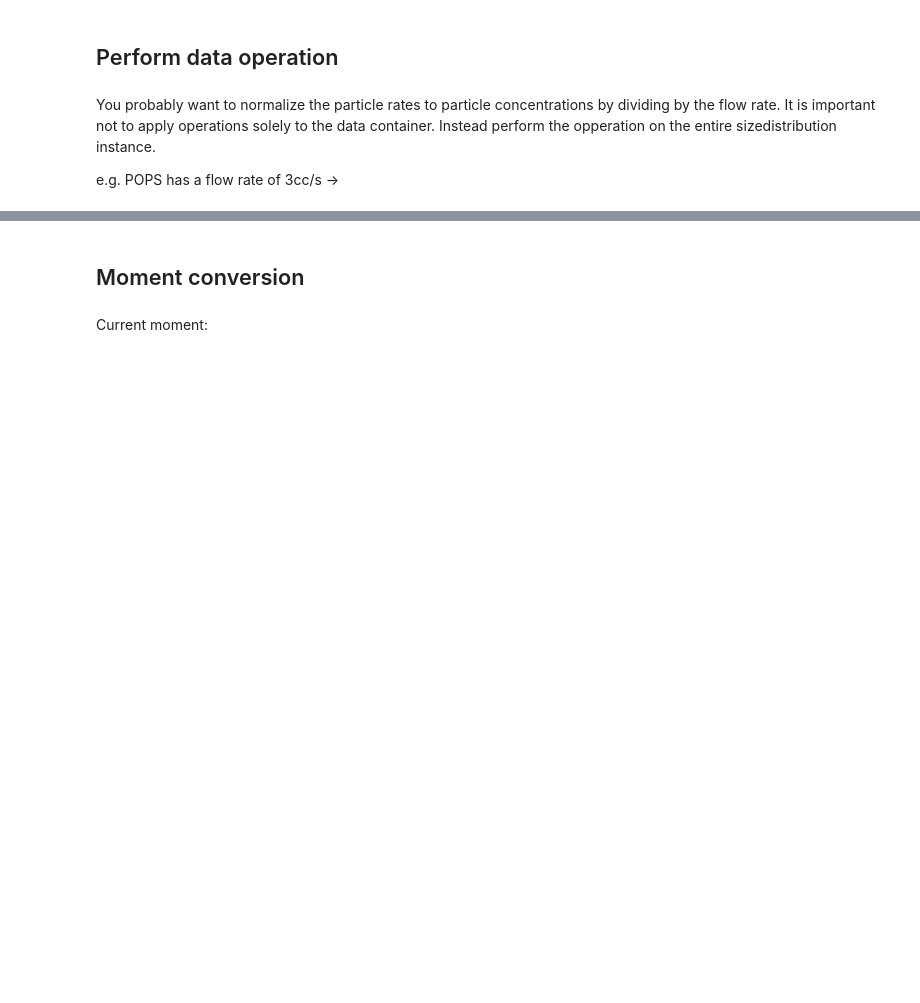
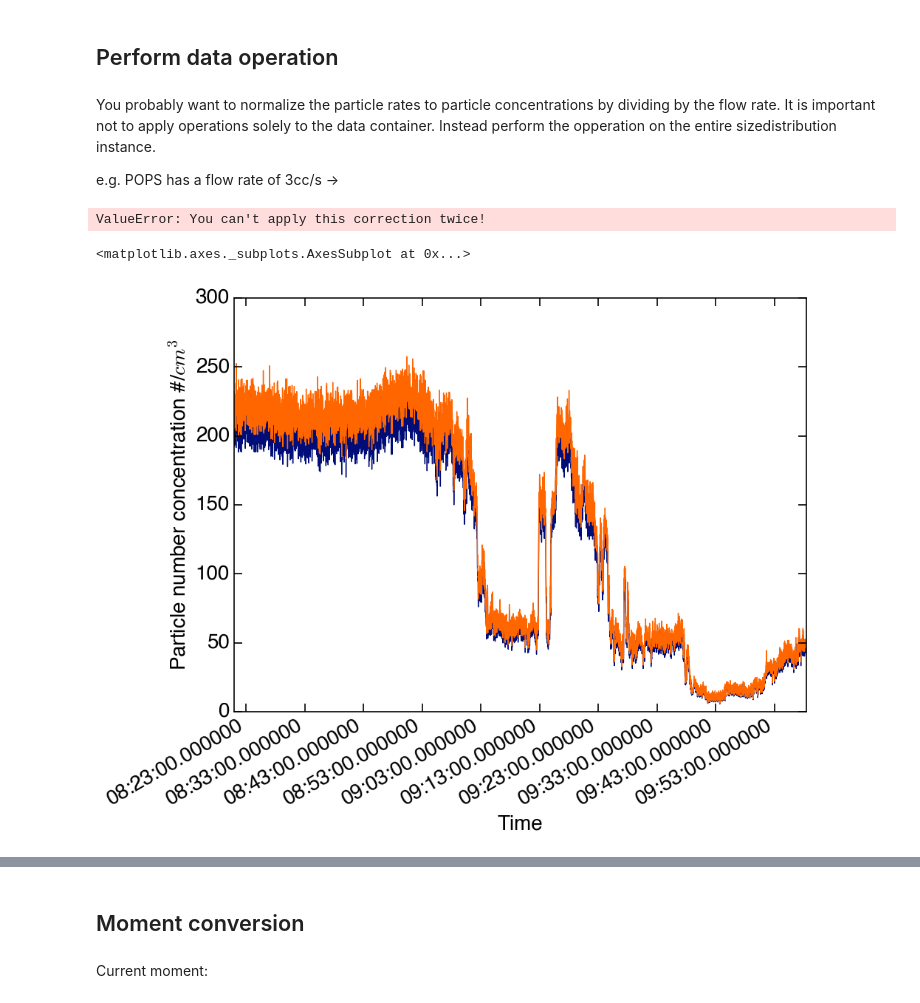
Before and after one commit to wblumberg/atm-py, a Jupyter notebook: examples/sizedistribution.ipynb, the cells around one changed output, grey strips where cells are left out. Cells and saved outputs as stored; diff of their text form; code cells hidden in the pictures; blank space fills up the shorter version.

```diff
--- a/examples/sizedistribution.ipynb
+++ b/examples/sizedistribution.ipynb
@@ -64,0 +88,14 @@ dist_TS /= 3
+# %%
+vorher = dist_TS.particle_number_concentration.copy()
+# %%
+dist_TS.correct4ambient_LFE_tmp_difference()
+# %% [output]
+ValueError: You can't apply this correction twice!
+# %%
+danach = dist_TS.particle_number_concentration.copy()
+# %%
+a = vorher.plot()
+danach.plot(ax = a)
+# %% [output]
+<matplotlib.axes._subplots.AxesSubplot at 0x...>
+[figure, added]
```
Also changed, not shown: parts of 15 cells of this notebook, 16 other files.
